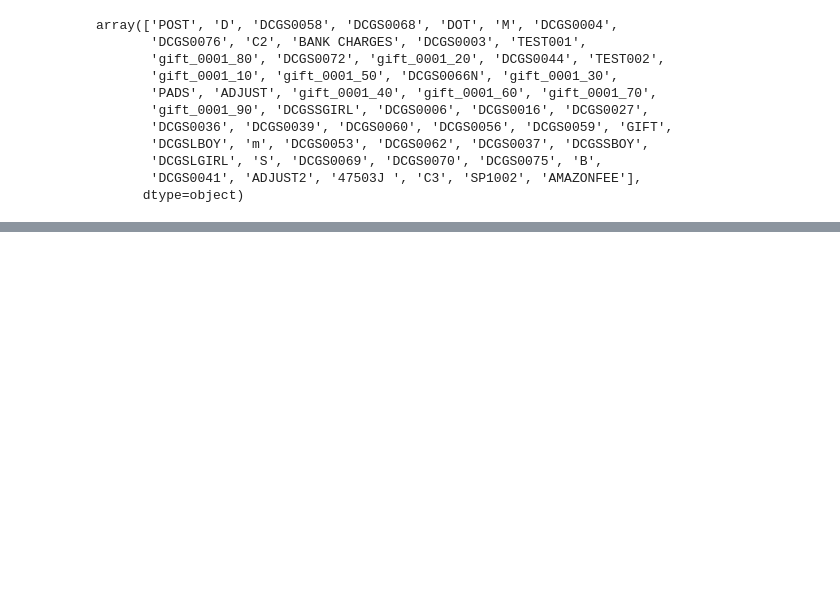
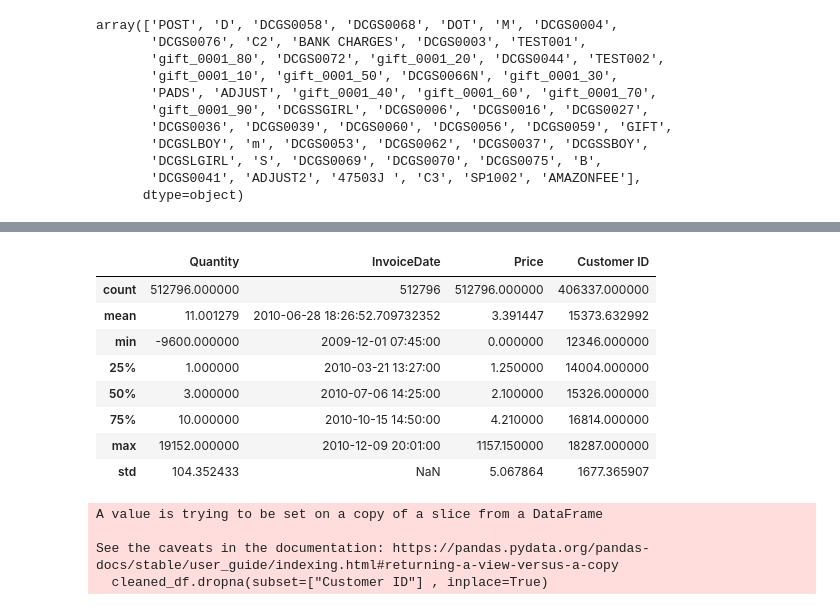
Before and after one commit to Mohdkaif05/kmean-from-scratch, a Jupyter notebook: main.ipynb, the cells around one changed output, grey strips where cells are left out. Cells and saved outputs as stored; diff of their text form; code cells hidden in the pictures; blank space fills up the shorter version.

```diff
--- a/main.ipynb
+++ b/main.ipynb
@@ -145,0 +201,19 @@ array(['POST', 'D', 'DCGS0058', 'DCGS0068', 'DOT', 'M', 'DCGS0004',
+# %%
+cleaned_df.describe()
+# %% [output]
+|  | Quantity | InvoiceDate | Price | Customer ID |
+| count | 512796.000000 | 512796 | 512796.000000 | 406337.000000 |
+| mean | 11.001279 | 2010-06-28 18:26:52.709732352 | 3.391447 | 15373.632992 |
+| min | -9600.000000 | 2009-12-01 07:45:00 | 0.000000 | 12346.000000 |
+| 25% | 1.000000 | 2010-03-21 13:27:00 | 1.250000 | 14004.000000 |
+| 50% | 3.000000 | 2010-07-06 14:25:00 | 2.100000 | 15326.000000 |
+| 75% | 10.000000 | 2010-10-15 14:50:00 | 4.210000 | 16814.000000 |
+| max | 19152.000000 | 2010-12-09 20:01:00 | 1157.150000 | 18287.000000 |
+| std | 104.352433 | NaN | 5.067864 | 1677.365907 |
+# %%
+cleaned_df.dropna(subset=["Customer ID"] , inplace=True)
+# %% [output]
+A value is trying to be set on a copy of a slice from a DataFrame
+
+See the caveats in the documentation: https://pandas.pydata.org/pandas-docs/stable/user_guide/indexing.html#returning-a-view-versus-a-copy
+  cleaned_df.dropna(subset=["Customer ID"] , inplace=True)
```
Also changed, not shown: parts of 9 cells of this notebook.
